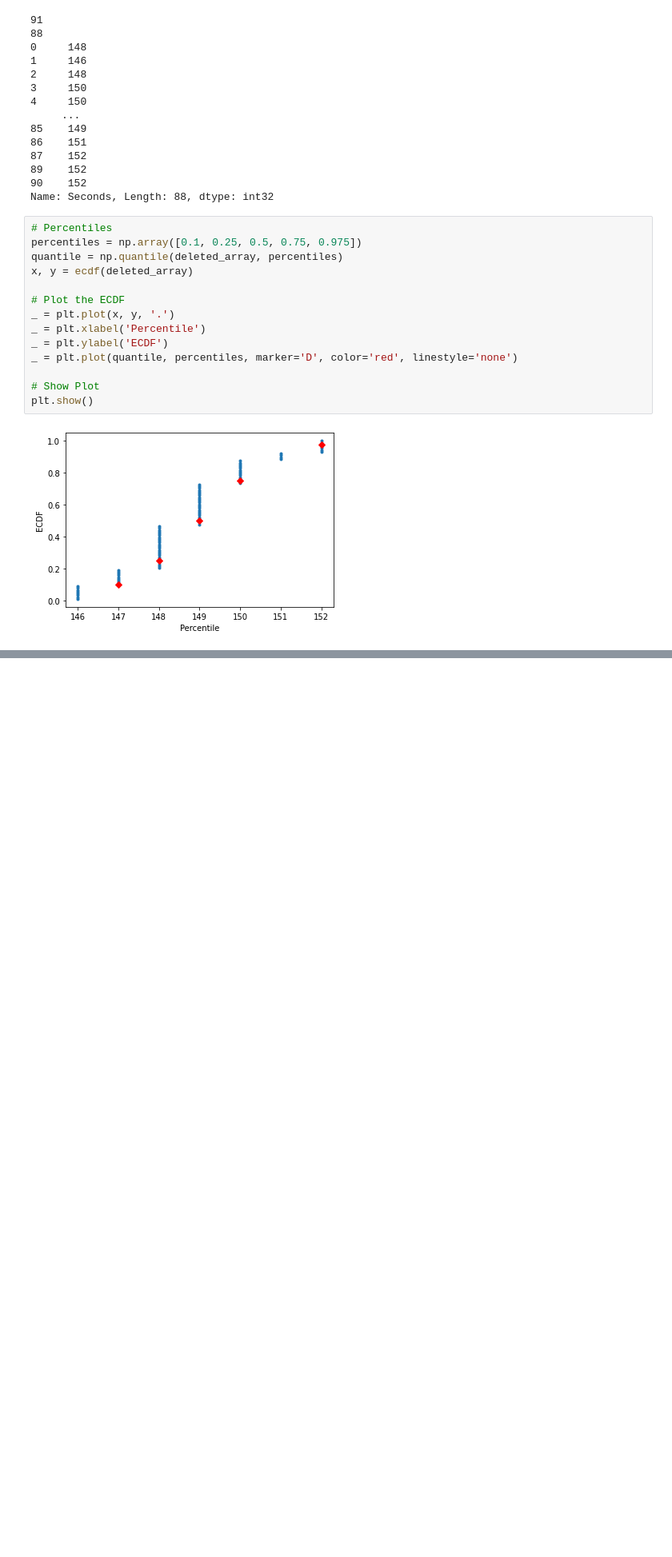
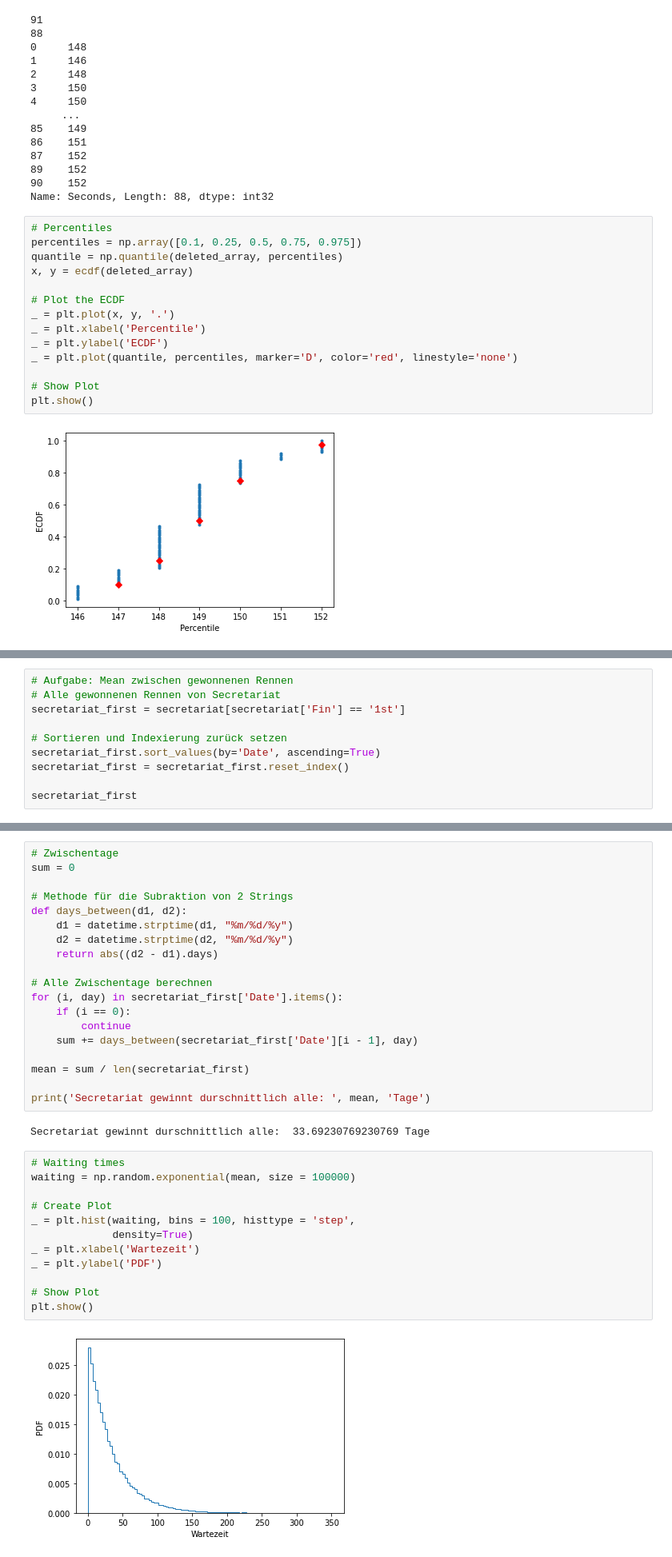
Before and after one commit to SurMux/ds, a Jupyter notebook: secretariat.ipynb, the cells around one changed output, grey strips where cells are left out. Shown: that part at 80% size. Saved outputs shown, nothing was run; the diff lists cells and outputs as text; blank space fills up the shorter version.

Commit message:
Secretariat done

```diff
--- a/secretariat.ipynb
+++ b/secretariat.ipynb
@@ -324,0 +352,10 @@ plt.show()
+# %%
+# Aufgabe: Mean zwischen gewonnenen Rennen
+# Alle gewonnenen Rennen von Secretariat
+secretariat_first = secretariat[secretariat['Fin'] == '1st']
+
+# Sortieren und Indexierung zurück setzen
+secretariat_first.sort_values(by='Date', ascending=True)
+secretariat_first = secretariat_first.reset_index()
+
+secretariat_first
@@ -324,0 +377,35 @@ plt.show()
+# %%
+# Zwischentage
+sum = 0
+
+# Methode für die Subraktion von 2 Strings
+def days_between(d1, d2):
+    d1 = datetime.strptime(d1, "%m/%d/%y")
+    d2 = datetime.strptime(d2, "%m/%d/%y")
+    return abs((d2 - d1).days)
+
+# Alle Zwischentage berechnen
+for (i, day) in secretariat_first['Date'].items():
+    if (i == 0):
+        continue
+    sum += days_between(secretariat_first['Date'][i - 1], day)
+
+mean = sum / len(secretariat_first)
+
+print('Secretariat gewinnt durschnittlich alle: ', mean, 'Tage')
+# %% [output]
+Secretariat gewinnt durschnittlich alle:  33.69230769230769 Tage
+# %%
+# Waiting times
+waiting = np.random.exponential(mean, size = 100000)
+
+# Create Plot
+_ = plt.hist(waiting, bins = 100, histtype = 'step',
+             density=True)
+_ = plt.xlabel('Wartezeit')
+_ = plt.ylabel('PDF')
+
+# Show Plot
+plt.show()
+# %% [output]
+[figure, added]
```
Also changed, not shown: parts of 6 cells of this notebook.
